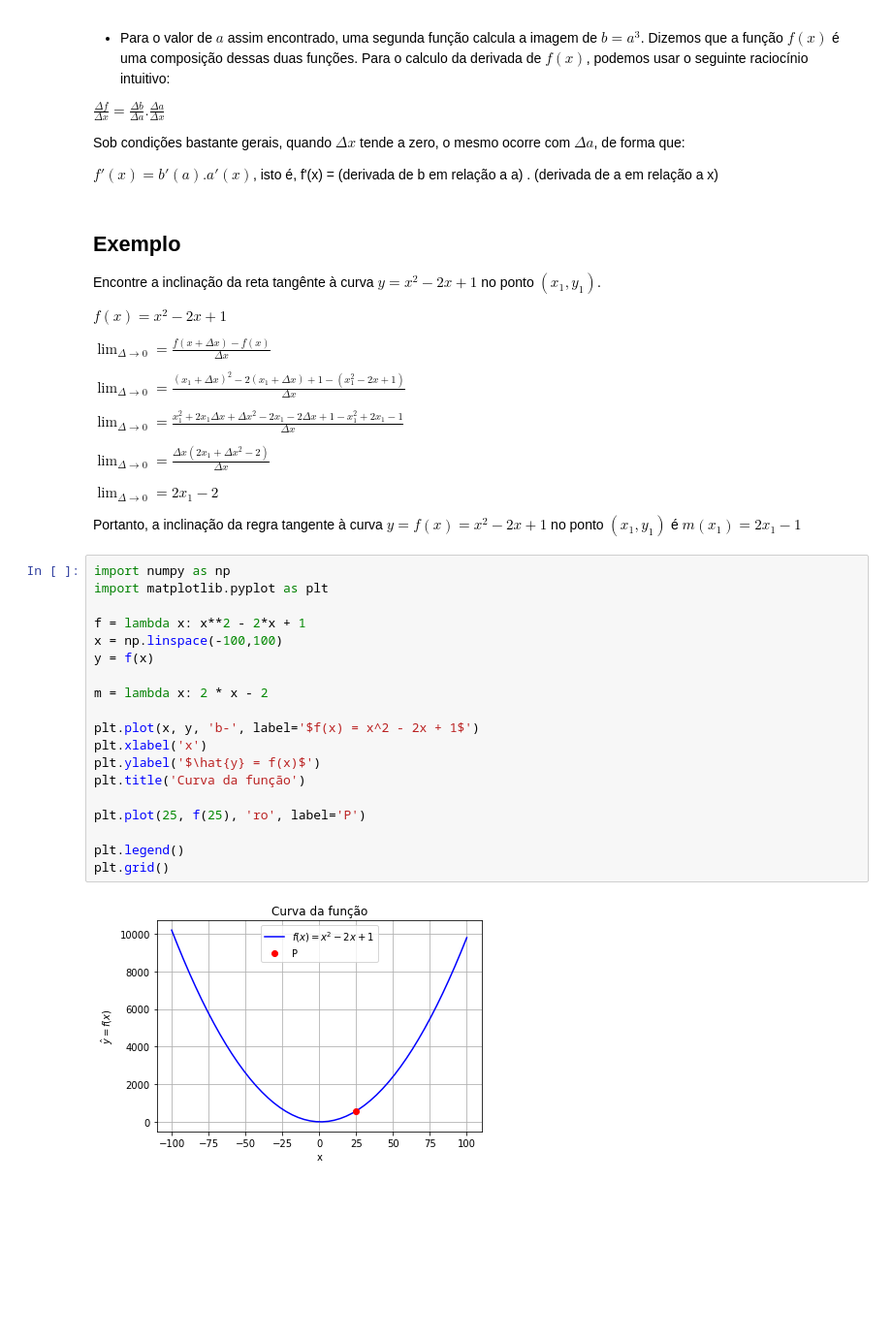
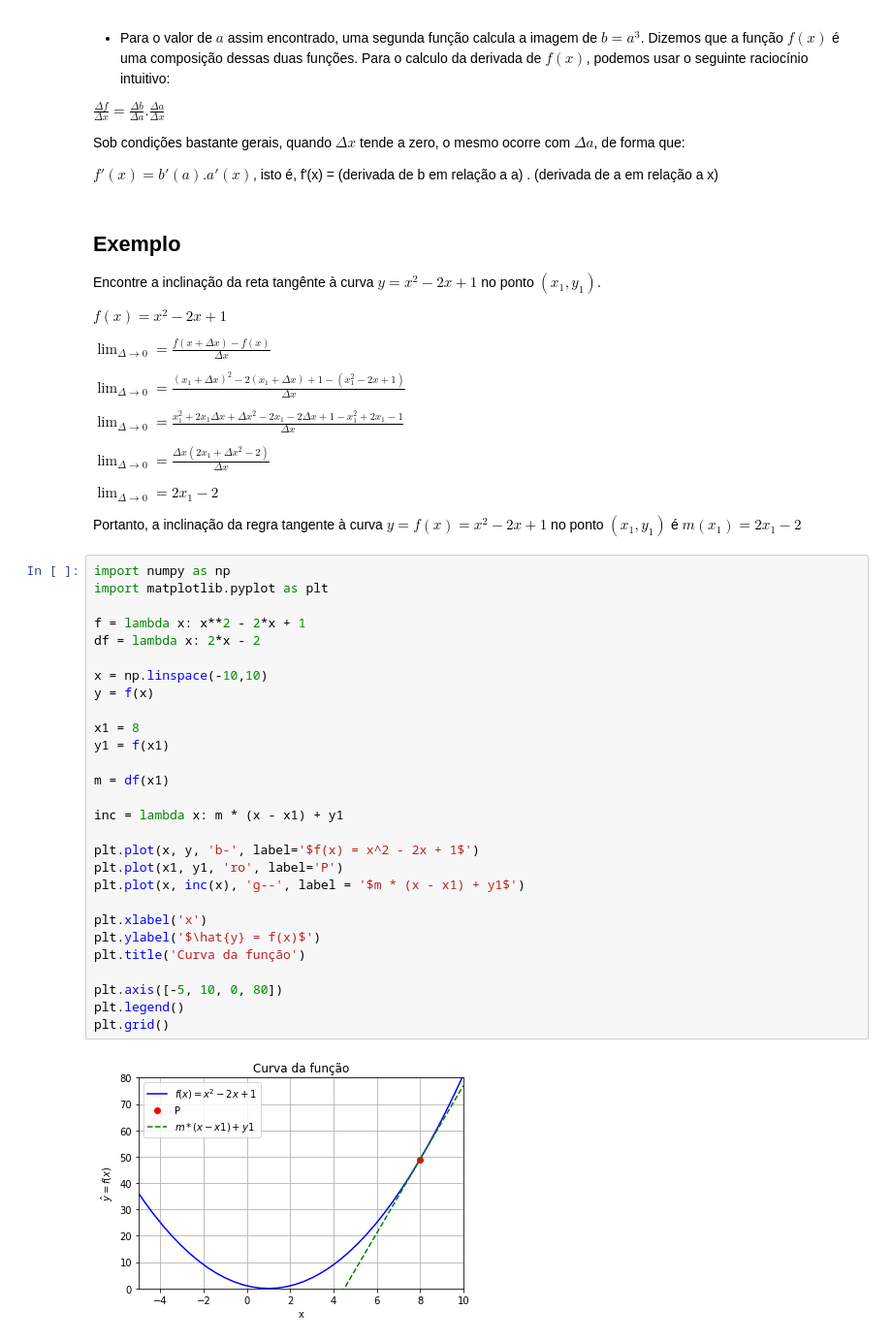
Before and after one commit to Angelicogfa/python-matematica-machine-learning, a Jupyter notebook: modulos/modulo-10/Derivadas.ipynb, the cells around one changed output. Shown at 97% size. Drawn from its saved outputs; the diff is of its cells as text; blank space fills up the shorter version.

Commit message:
inclusao de grafico com derivada da função com a intercecção da reta tangente ao ponto

```diff
--- a/modulos/modulo-10/Derivadas.ipynb
+++ b/modulos/modulo-10/Derivadas.ipynb
@@ -216,25 +216,34 @@ $\lim_{\Delta \rightarrow 0} = \frac{\Delta{x}(2x_1 + \Delta{x}^2 -2)}{\Delta{x}
 
 $\lim_{\Delta \rightarrow 0} = 2x_1 - 2$
 
-Portanto, a inclinação da regra tangente à curva $y = f(x) = x^2 - 2x + 1$ no ponto $(x_1, y_1)$ é $m(x_1) = 2x_1 - 1$
+Portanto, a inclinação da regra tangente à curva $y = f(x) = x^2 - 2x + 1$ no ponto $(x_1, y_1)$ é $m(x_1) = 2x_1 - 2$
 # %%
 import numpy as np
 import matplotlib.pyplot as plt
 
 f = lambda x: x**2 - 2*x + 1
-x = np.linspace(-100,100)
+df = lambda x: 2*x - 2
+
+x = np.linspace(-10,10)
 y = f(x)
 
-m = lambda x: 2 * x - 2
+x1 = 8
+y1 = f(x1)
+
+m = df(x1)
+
+inc = lambda x: m * (x - x1) + y1
 
 plt.plot(x, y, 'b-', label='$f(x) = x^2 - 2x + 1$')
+plt.plot(x1, y1, 'ro', label='P')
+plt.plot(x, inc(x), 'g--', label = '$m * (x - x1) + y1$')
+
 plt.xlabel('x')
 plt.ylabel('$\hat{y} = f(x)$')
 plt.title('Curva da função')
 
-plt.plot(25, f(25), 'ro', label='P')
-
+plt.axis([-5, 10, 0, 80])
 plt.legend()
 plt.grid()
 # %% [output]
-[figure, old version]
+[figure, new version]
```
